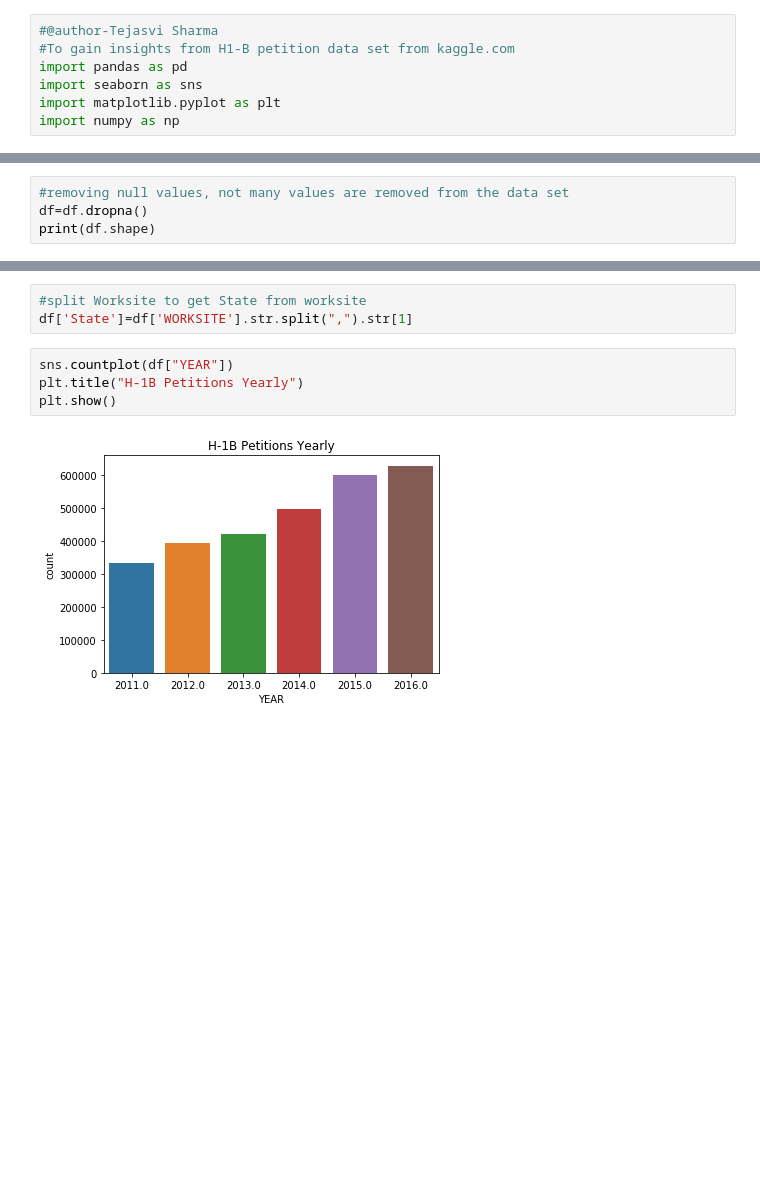
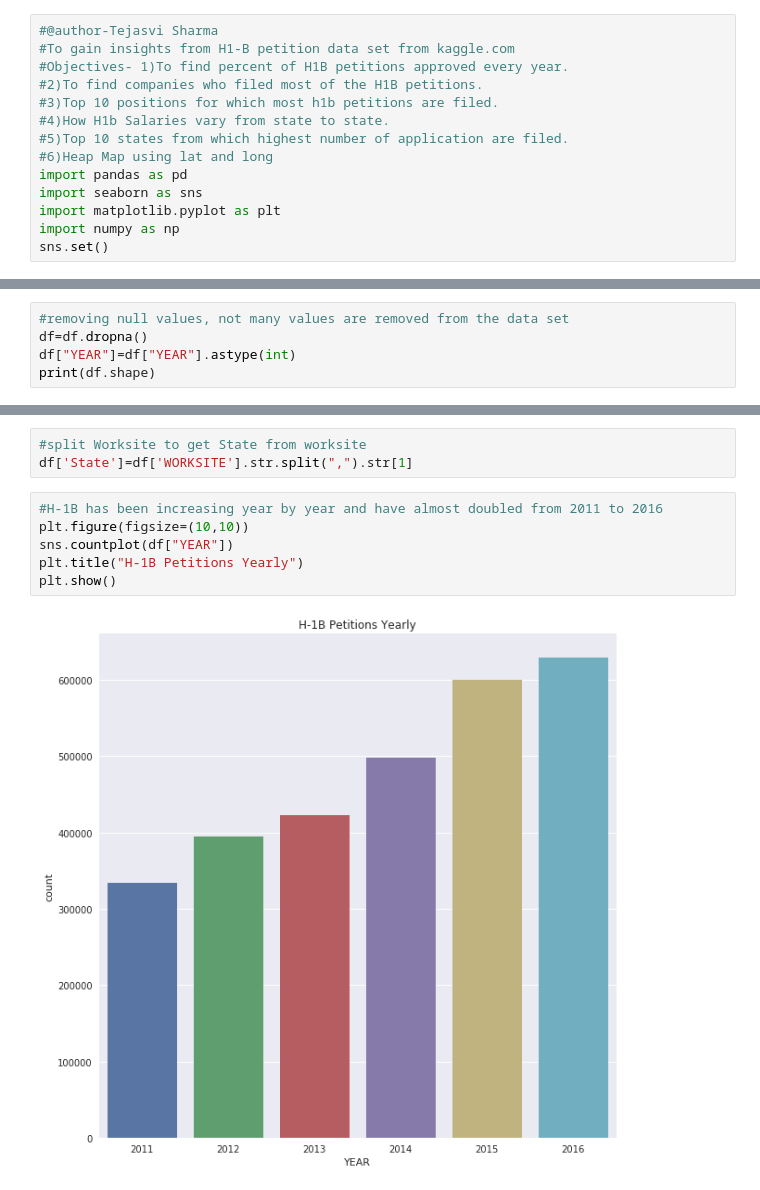
Before and after one commit to tsharmagw/PracticeProject, a Jupyter notebook: H-1B_Petition_analysis/H-1B_petitionAnalysis.ipynb, the cells around one changed output, grey strips where cells are left out. Drawn from its saved outputs; the diff is of its cells as text; blank space fills up the shorter version.

Commit message:
2 objectives completed

```diff
--- a/H-1B_Petition_analysis/H-1B_petitionAnalysis.ipynb
+++ b/H-1B_Petition_analysis/H-1B_petitionAnalysis.ipynb
@@ -1,10 +1,17 @@
 # %%
 #@author-Tejasvi Sharma
 #To gain insights from H1-B petition data set from kaggle.com
+#Objectives- 1)To find percent of H1B petitions approved every year.
+#2)To find companies who filed most of the H1B petitions.
+#3)Top 10 positions for which most h1b petitions are filed.
+#4)How H1b Salaries vary from state to state.
+#5)Top 10 states from which highest number of application are filed.
+#6)Heap Map using lat and long
 import pandas as pd
 import seaborn as sns
 import matplotlib.pyplot as plt
 import numpy as np
+sns.set()
 # %%
 #loading data into a dataframe
 df=pd.read_csv("h1b_kaggle.csv")
@@ -46,6 +53,7 @@ True
 # %%
 #removing null values, not many values are removed from the data set
 df=df.dropna()
+df["YEAR"]=df["YEAR"].astype(int)
 print(df.shape)
 # %% [output]
 (2877765, 11)
@@ -59,9 +69,11 @@ print(df['CASE_STATUS'].unique())
 #split Worksite to get State from worksite
 df['State']=df['WORKSITE'].str.split(",").str[1]
 # %%
+#H-1B has been increasing year by year and have almost doubled from 2011 to 2016
+plt.figure(figsize=(10,10))
 sns.countplot(df["YEAR"])
 plt.title("H-1B Petitions Yearly")
 plt.show()
 # %% [output]
-[figure, old version]
+[figure, new version]
 # %%
```
Also changed, not shown: parts of 5 cells of this notebook.
